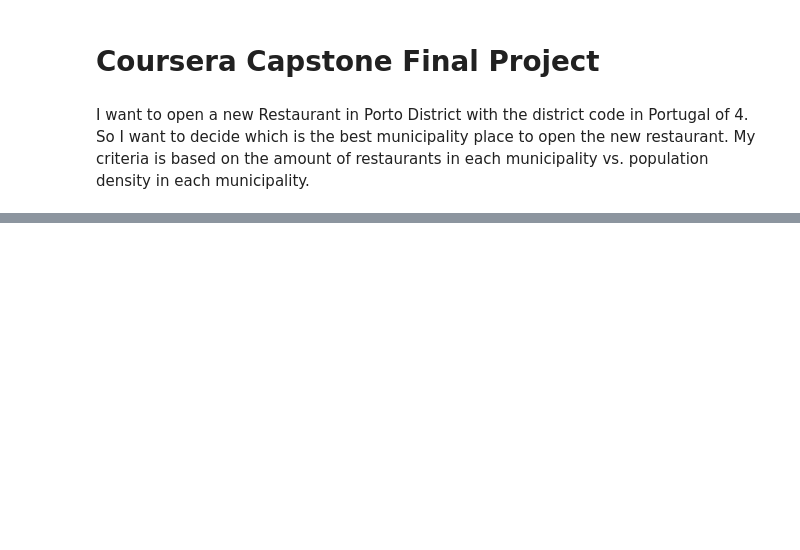
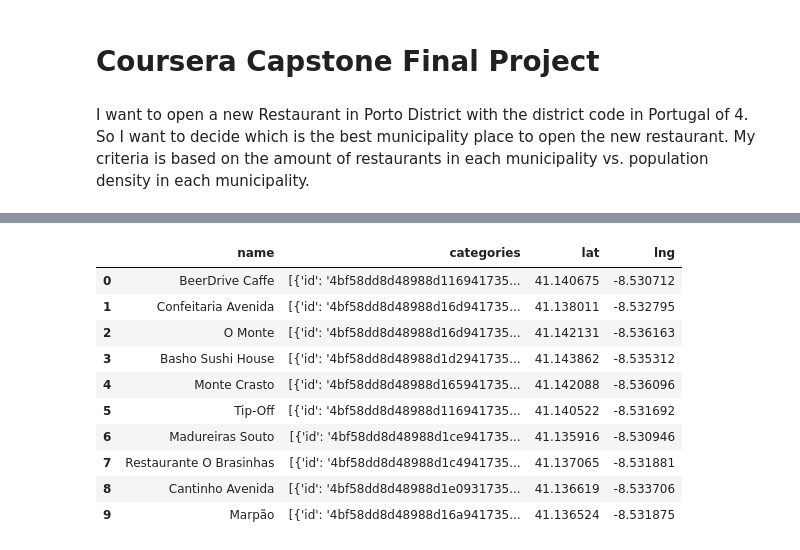
Before and after one commit to cfernandesINEGI/Coursera-Capstone, a Jupyter notebook: Coursera Capstone Final Project.ipynb, the cells around one changed output, grey strips where cells are left out. Saved outputs shown, nothing was run; the diff lists cells and outputs as text; code cells hidden in the pictures; blank space fills up the shorter version.

```diff
--- a/Coursera Capstone Final Project.ipynb
+++ b/Coursera Capstone Final Project.ipynb
@@ -60,0 +144,46 @@ dfporto.head()
+# %%
+# Select first building (which in our case is BedokVille):
+neighborhood_name = df_porto.loc[0, 'Municipality']
+neighborhood_latitude = df_porto.loc[0, 'Latitude']
+neighborhood_longitude = df_porto.loc[0, 'Longitude']
+# limit of number of venues returned by Foursquare API
+LIMIT = 100
+radius = 500
+# %%
+CLIENT_ID = 'ZC4GEQ0R3WUBDVREK3PBHNT0O3HVJFKF1TFYQPIQEINCPREG'
+CLIENT_SECRET = 'EWPJRXRGGNTDSJKXCLT2XAA4SLIJLC0IERAF4YHNM3MKFYRC'
+VERSION = '20180604'
+
+url = 'https://api.foursquare.com/v2/venues/explore?&client_id={}&client_secret={}&v={}&ll={},{}&radius={}&limit={}'.format(
+    CLIENT_ID,
+    CLIENT_SECRET,
+    VERSION,
+    neighborhood_latitude,
+    neighborhood_longitude,
+    radius,
+    LIMIT)
+results = requests.get(url).json()
+
+venues = results['response']['groups'][0]['items']
+nearby_venues = json_normalize(venues)
+
+# filter columns
+filtered_columns = ['venue.name', 'venue.categories', 'venue.location.lat', 'venue.location.lng']
+nearby_venues =nearby_venues.loc[:, filtered_columns]
+# filter the category for each row
+#nearby_venues['venue.categories'] = nearby_venues.apply(get_category_type, axis=1)
+# clean columns
+nearby_venues.columns = [col.split(".")[-1] for col in nearby_venues.columns]
+nearby_venues.head(20)
+# %% [output]
+|  | name | categories | lat | lng |
+| 0 | BeerDrive Caffe | [{'id': '4bf58dd8d48988d116941735... | 41.140675 | -8.530712 |
+| 1 | Confeitaria Avenida | [{'id': '4bf58dd8d48988d16d941735... | 41.138011 | -8.532795 |
+| 2 | O Monte | [{'id': '4bf58dd8d48988d16d941735... | 41.142131 | -8.536163 |
+| 3 | Basho Sushi House | [{'id': '4bf58dd8d48988d1d2941735... | 41.143862 | -8.535312 |
+| 4 | Monte Crasto | [{'id': '4bf58dd8d48988d165941735... | 41.142088 | -8.536096 |
+| 5 | Tip-Off | [{'id': '4bf58dd8d48988d116941735... | 41.140522 | -8.531692 |
+| 6 | Madureiras Souto | [{'id': '4bf58dd8d48988d1ce941735... | 41.135916 | -8.530946 |
+| 7 | Restaurante O Brasinhas | [{'id': '4bf58dd8d48988d1c4941735... | 41.137065 | -8.531881 |
+| 8 | Cantinho Avenida | [{'id': '4bf58dd8d48988d1e0931735... | 41.136619 | -8.533706 |
+| 9 | Marpão | [{'id': '4bf58dd8d48988d16a941735... | 41.136524 | -8.531875 |
```
Also changed, not shown: parts of 10 cells of this notebook.
